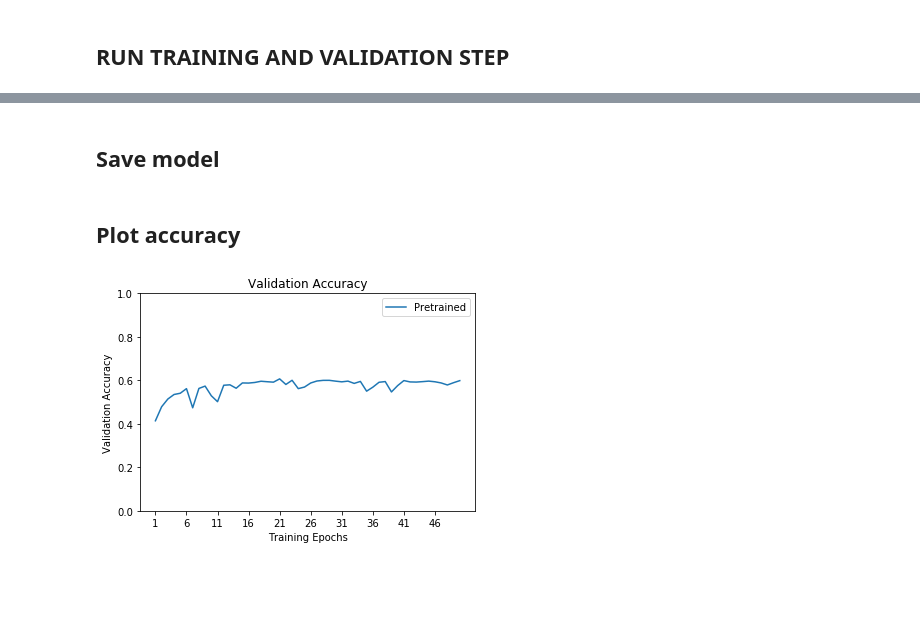
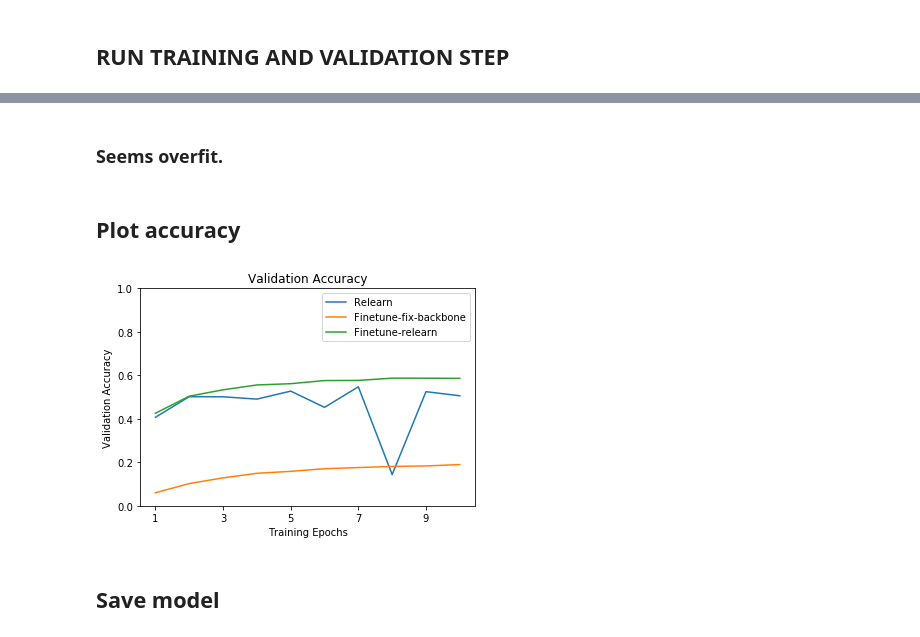
Before and after one commit to l-i-p-f/cbir_resnet, a Jupyter notebook: PretrainModel.ipynb, the cells around one changed output, grey strips where cells are left out. Saved outputs shown, nothing was run; the diff lists cells and outputs as text; code cells hidden in the pictures; blank space fills up the shorter version.

Commit message:
Add: Finetune model

```diff
--- a/PretrainModel.ipynb
+++ b/PretrainModel.ipynb
@@ -288,0 +311,2 @@ Best val Acc: 0.606700
+# %%
+params_to_update_ft = param2update(model_ft, is_feature_extract=True)
@@ -288,0 +317,5 @@ Best val Acc: 0.606700
+# %%
+# Observe that all parameters are being optimized
+optimizer_ft = optim.SGD(params_to_update_ft, lr=0.001, momentum=0.9)
+
+model_ft, hist_ft = train_model(model_ft, dataloaders_dict, criterion, optimizer_ft, num_epochs=num_epochs)
@@ -288,0 +382,10 @@ Best val Acc: 0.606700
+# %%
+model_ftr = ResNet(num_classes)
+model_ftr.to(device)
+
+lr = 0.05
+# optimizer_ft = optim.Adam(model_ft.get_config_optim(lr, 0.1), lr=lr, betas=(0.9, 0.999))
+optimizer_ftr = optim.SGD(model_ftr.get_config_optim(lr, 0.1), lr=lr, momentum=0.9)
+criterion = nn.CrossEntropyLoss()
+
+model_ftr, hist_ftr = train_model(model_ftr, dataloaders_dict, criterion, optimizer_ftr, num_epochs=num_epochs)
@@ -288,0 +410,2 @@ Best val Acc: 0.606700
+# %% [markdown]
+### Seems overfit.
@@ -289,3 +430,29 @@ Best val Acc: 0.606700
+# %% [markdown]
+## Plot accuracy
+# %%
+def plotacc(hist, hist_ft, hist_ftr, num_epochs):
+    t_hist = []
+    ft_hist = []
+    ftr_hist = []
+
+    t_hist = [h.cpu().numpy() for h in hist]
+    ft_hist = [h.cpu().numpy() for h in hist_ft]
+    ftr_hist = [h.cpu().numpy() for h in hist_ftr]
+
+    plt.title("Validation Accuracy")
+    plt.xlabel("Training Epochs")
+    plt.ylabel("Validation Accuracy")
+    plt.plot(range(1,num_epochs+1),t_hist,label="Relearn")
+    plt.plot(range(1,num_epochs+1),ft_hist,label="Finetune-fix-backbone")
+    plt.plot(range(1,num_epochs+1),ftr_hist,label="Finetune-relearn")
+    plt.ylim((0,1.))
+    plt.xticks(np.arange(1, num_epochs+1, 2.0))
+    plt.legend()
+    plt.show()
+# %%
+plotacc(hist, hist_ft, hist_ftr, num_epochs)
+# %% [output]
+[figure, added]
 # %% [markdown]
 ## Save model
 # %%
@@ -295,2 +464,0 @@ torch.save(model_ft.cpu().state_dict(), save_path)
-# %% [markdown]
-## Plot accuracy
@@ -311,4 +464,0 @@ def plotacc(hist, num_epochs):
-# %%
-plotacc(hist, 50)
-# %% [output]
-[figure, removed]
```
Also changed, not shown: parts of 27 cells of this notebook.
